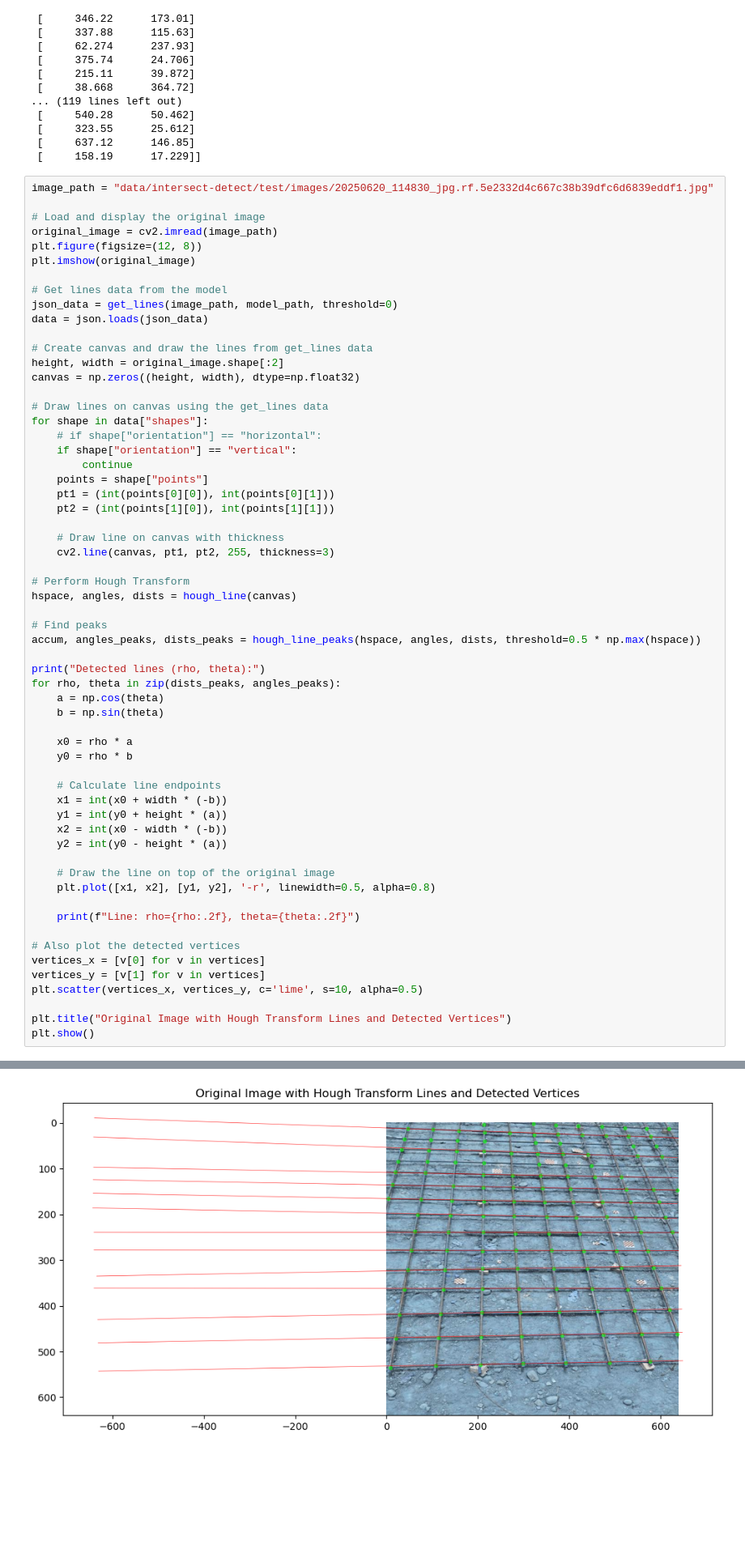
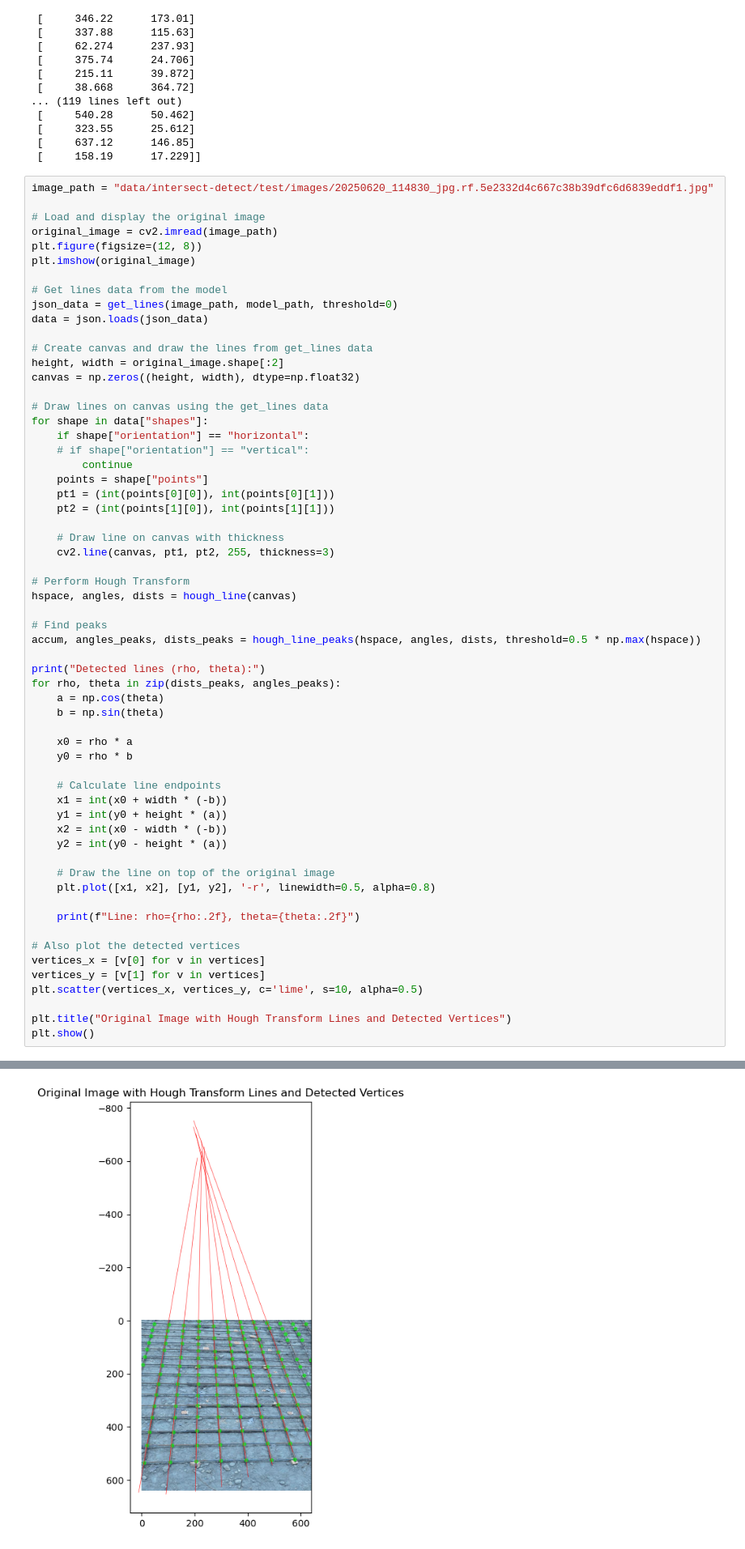
Before and after one commit to HsiaoHungKai/rebar-works, a Jupyter notebook: yolo-intersect-detection/hough_transform.ipynb, the cells around one changed output, grey strips where cells are left out. Shown at 81% size. Saved outputs shown, nothing was run; the diff lists cells and outputs as text; blank space fills up the shorter version.

```diff
--- a/yolo-intersect-detection/hough_transform.ipynb
+++ b/yolo-intersect-detection/hough_transform.ipynb
@@ -56,8 +56,8 @@ canvas = np.zeros((height, width), dtype=np.float32)
 
 # Draw lines on canvas using the get_lines data
 for shape in data["shapes"]:
-    # if shape["orientation"] == "horizontal":
-    if shape["orientation"] == "vertical":
+    if shape["orientation"] == "horizontal":
+    # if shape["orientation"] == "vertical":
         continue
     points = shape["points"]
     pt1 = (int(points[0][0]), int(points[0][1]))
@@ -116,4 +111,4 @@ Line: rho=-54.00, theta=-1.54
-[figure, old version]
+[figure, new version]
 # %%
 angles = []
 for theta in angles_peaks:
```
Also changed, not shown: parts of 1 cell of this notebook, 2 other files.
